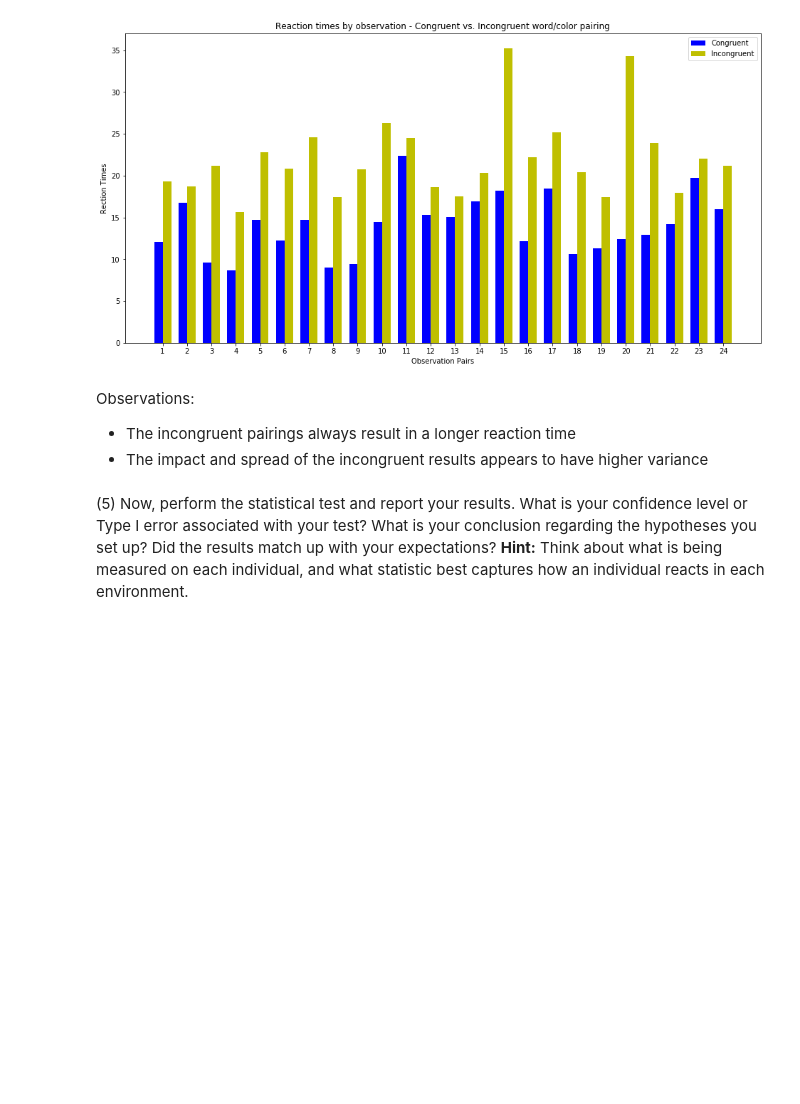
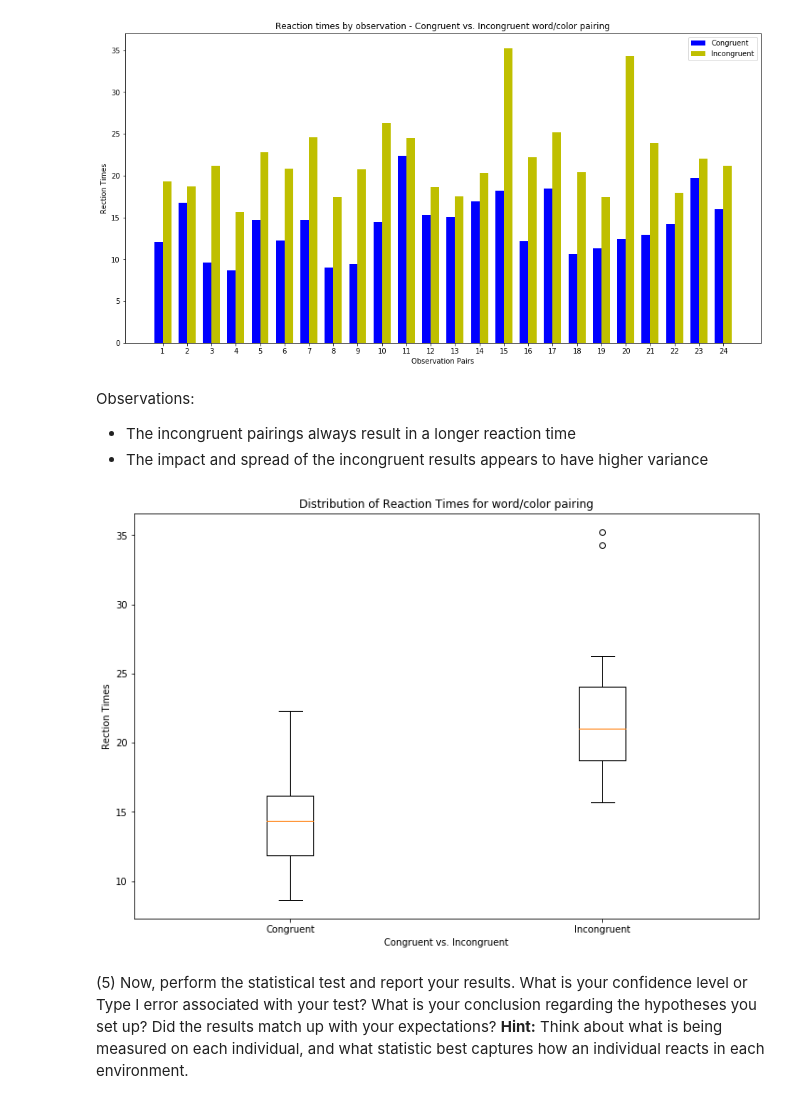
Before and after one commit to sockduct/Udacity-DAND, a Jupyter notebook: Proj5/Test a Perceptual Phenomenon.ipynb, the cells around one changed output. Drawn from its saved outputs; the diff is of its cells as text; code cells hidden in the pictures; blank space fills up the shorter version.

```diff
--- a/Proj5/Test a Perceptual Phenomenon.ipynb
+++ b/Proj5/Test a Perceptual Phenomenon.ipynb
@@ -150,6 +159,21 @@ ax.legend((con_plot1[0], incon_plot2[0]), ('Congruent', 'Incongruent'));
 Observations:
 * The incongruent pairings always result in a longer reaction time
 * The impact and spread of the incongruent results appears to have higher variance
+# %%
+# Visualization - side-by-side box plots:
+datasets = [df.Congruent, df.Incongruent]
+
+fig, ax = plt.subplots()
+fig.set_figheight(8)
+fig.set_figwidth(12)
+boxplot = ax.boxplot(datasets);
+
+ax.set_title('Distribution of Reaction Times for word/color pairing')
+ax.set_xticklabels(['Congruent', 'Incongruent'])
+ax.set_xlabel('Congruent vs. Incongruent')
+ax.set_ylabel('Rection Times');
+# %% [output]
+[figure, added]
 # %% [markdown]
 (5)  Now, perform the statistical test and report your results. What is your confidence level or Type I error associated with your test? What is your conclusion regarding the hypotheses you set up? Did the results match up with your expectations? **Hint:**  Think about what is being measured on each individual, and what statistic best captures how an individual reacts in each environment.
 # %%
```
Also changed, not shown: parts of 4 cells of this notebook, 1 other file.
